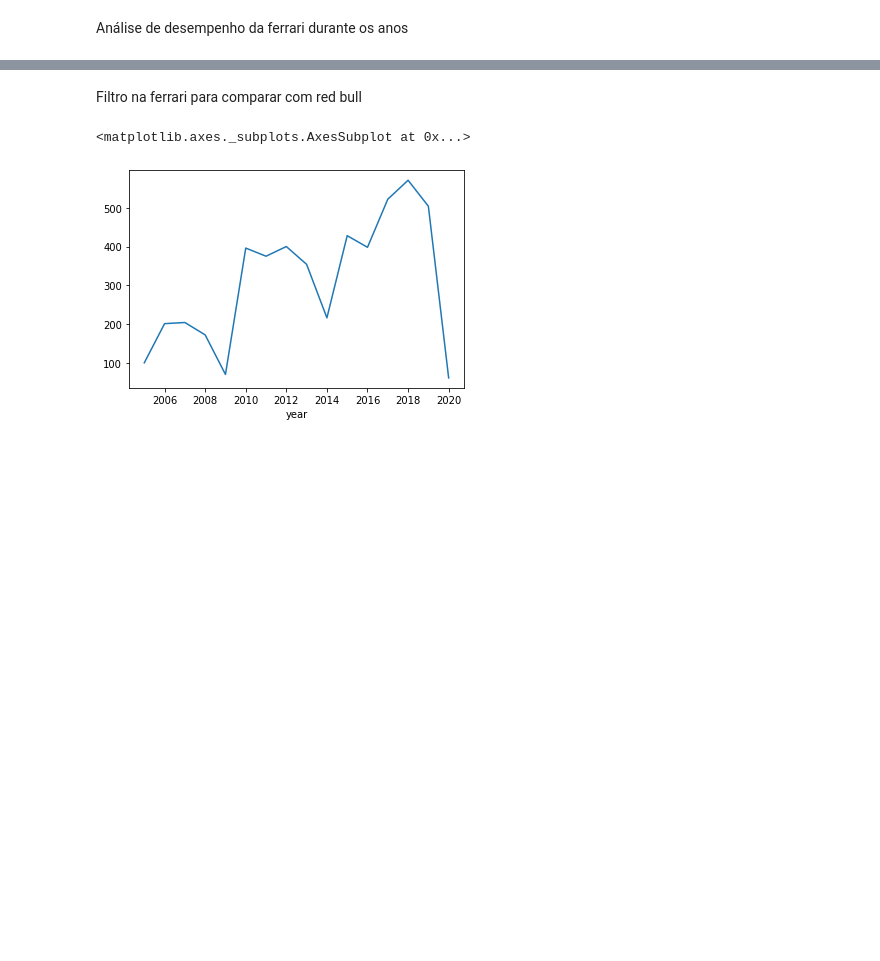
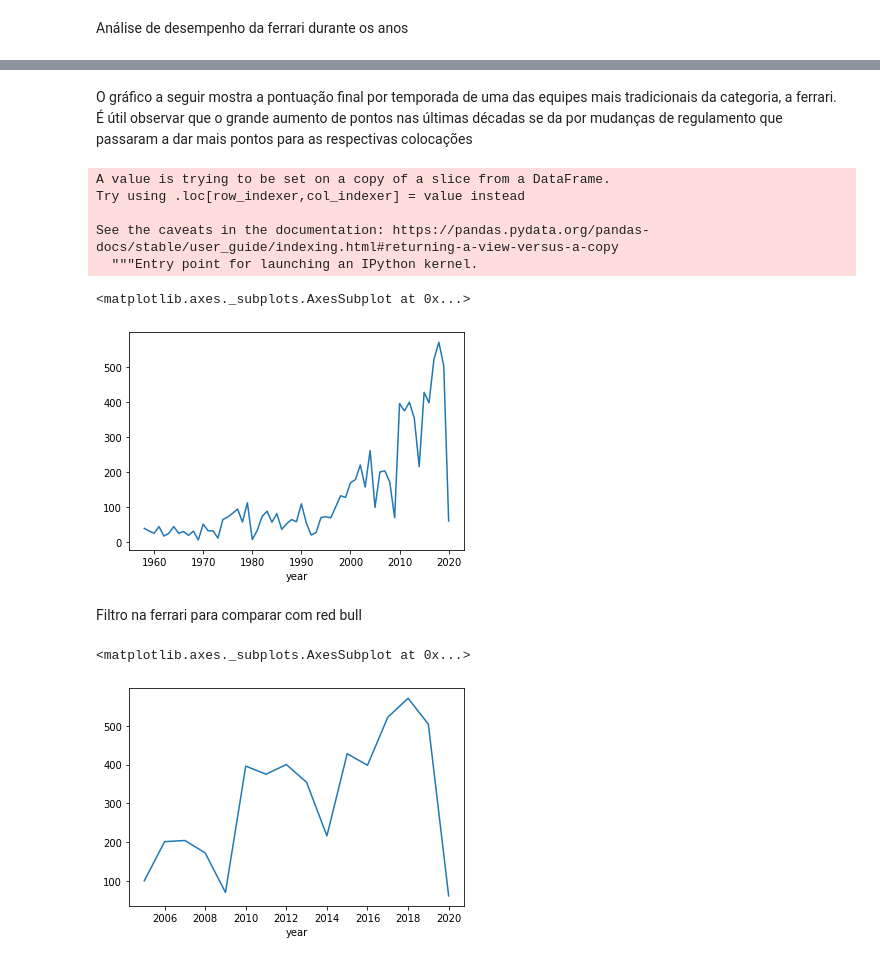
Before and after one commit to cdbm/F1DataAnalysis, a Jupyter notebook: data.ipynb, the cells around one changed output, grey strips where cells are left out. Saved outputs shown, nothing was run; the diff lists cells and outputs as text; code cells hidden in the pictures; blank space fills up the shorter version.

Commit message:
comparação entre as 3 grandes e começo de comparação dos anos 2000

```diff
--- a/data.ipynb
+++ b/data.ipynb
@@ -196,5 +211,15 @@ ferrari_standings.describe()
+# %% [markdown]
+O gráfico a seguir mostra a pontuação final por temporada de uma das equipes mais tradicionais da categoria, a ferrari. É útil observar que o grande aumento de pontos nas últimas décadas se da por mudanças de regulamento que passaram a dar mais pontos para as respectivas colocações
 # %%
 ferrari_standings["year"] = ferrari_standings.raceId.map(races.set_index("raceId")["year"])
 ferrari_2019 = ferrari_standings[ferrari_standings.year == 2019]
 ferrari_by_year = ferrari_standings.groupby(["year"]).agg("max")["points"]
-ferrari_by_year
+ferrari_by_year.plot()
+# %% [output]
+A value is trying to be set on a copy of a slice from a DataFrame.
+Try using .loc[row_indexer,col_indexer] = value instead
+
+See the caveats in the documentation: https://pandas.pydata.org/pandas-docs/stable/user_guide/indexing.html#returning-a-view-versus-a-copy
+  """Entry point for launching an IPython kernel.
+<matplotlib.axes._subplots.AxesSubplot at 0x...>
+[figure, added]
```
Also changed, not shown: parts of 46 cells of this notebook.
